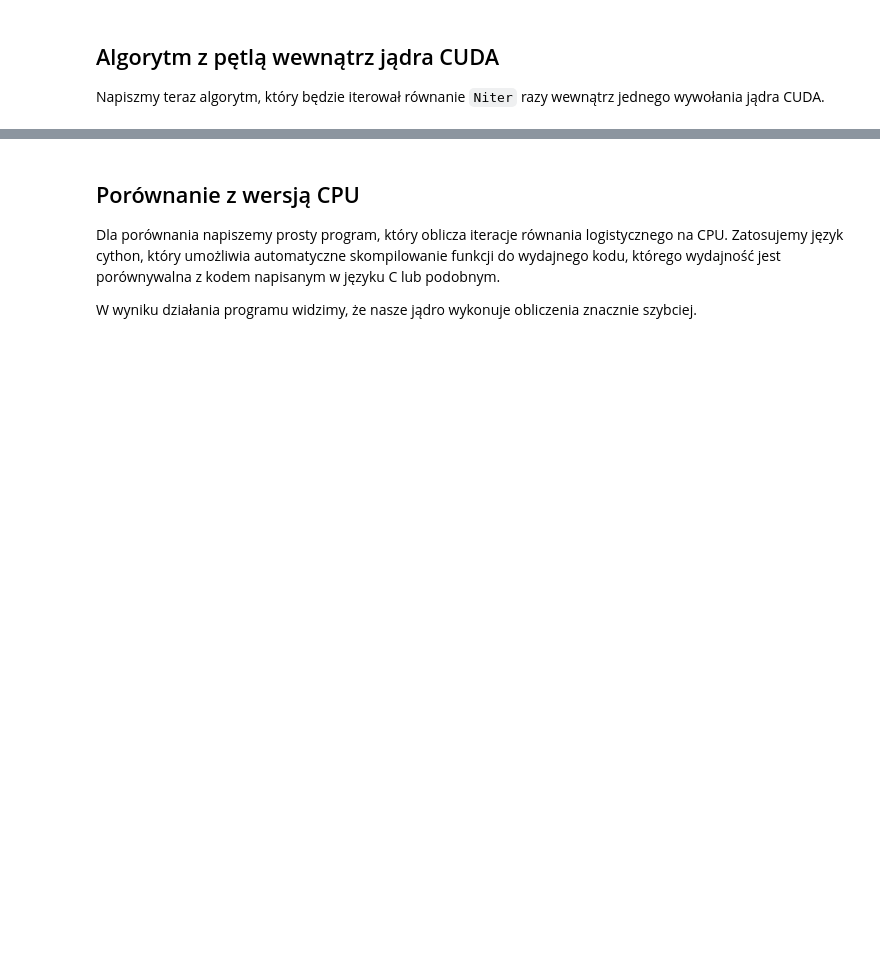
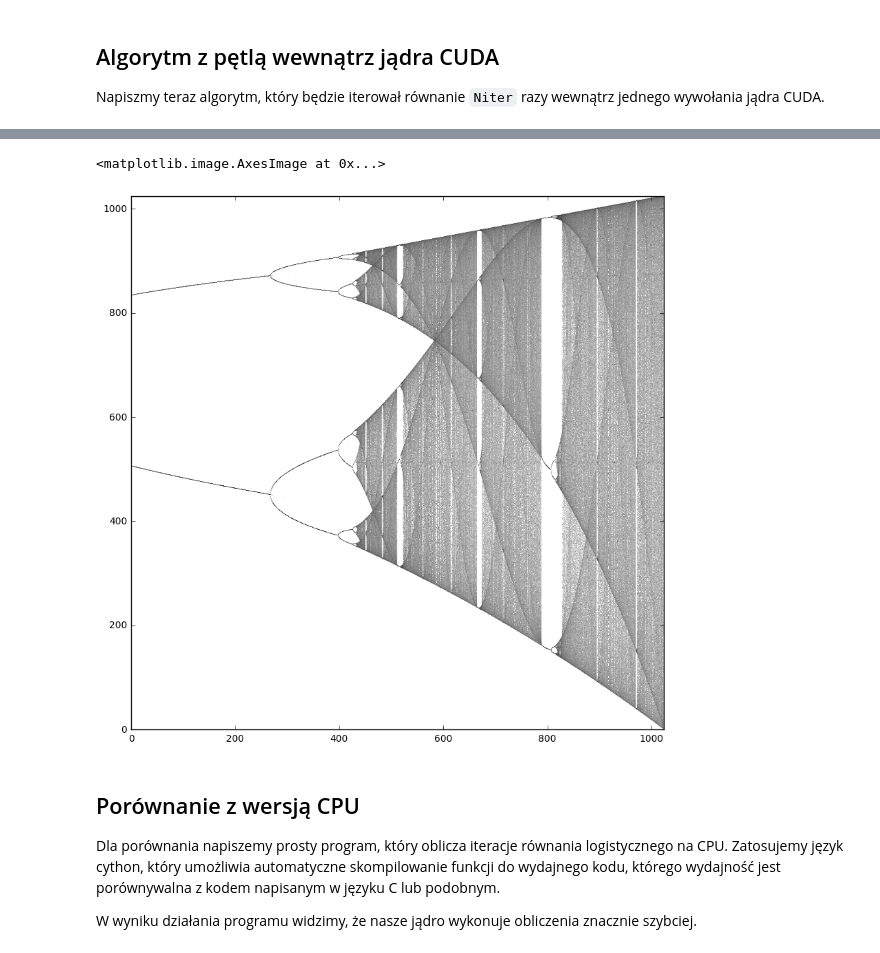
Before and after one commit to marcinofulus/PR2014, a Jupyter notebook: CUDA/iCSE_PR_Rownanie_Logistyczne.ipynb, the cells around one changed output, grey strips where cells are left out. Drawn from its saved outputs; the diff is of its cells as text; code cells hidden in the pictures; blank space fills up the shorter version.

```diff
--- a/CUDA/iCSE_PR_Rownanie_Logistyczne.ipynb
+++ b/CUDA/iCSE_PR_Rownanie_Logistyczne.ipynb
@@ -156,3 +153,12 @@ Wall time: 389 ms
+# %%
+H, xedges, yedges = np.histogram2d(a,x,bins=(1024,1024))
+# %%
+plt.figure(num=1, figsize=(10,10))
+
+plt.imshow(1-np.log(H.T+5e-1),origin='lower',cmap='gray')
+# %% [output]
+<matplotlib.image.AxesImage at 0x...>
+[figure, added]
 # %% [markdown]
 ## Porównanie z wersją CPU
 
```
Also changed, not shown: parts of 17 cells of this notebook, 16 other files.
